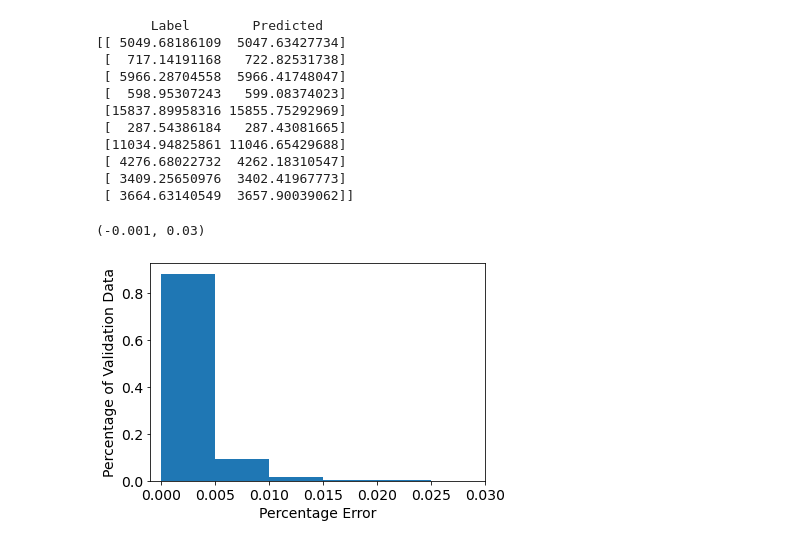
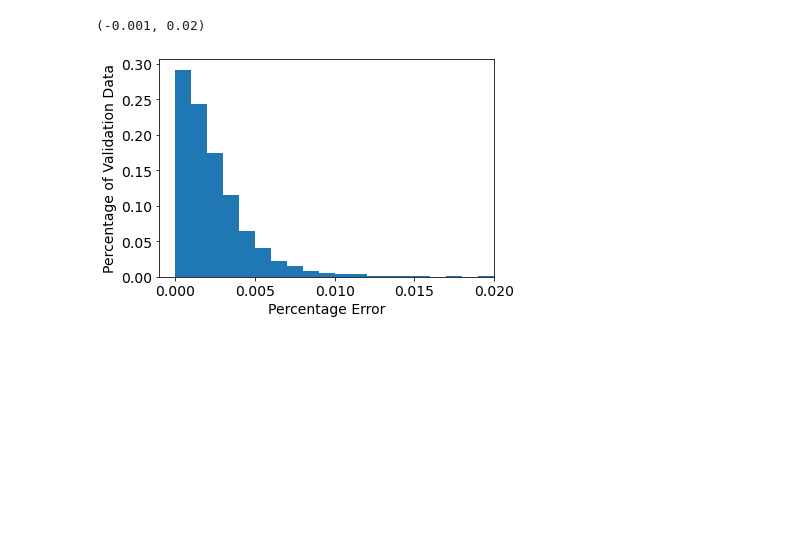
Before and after one commit to FenrisWolfff/cnn_pes, a Jupyter notebook: h2o/water_CNN.ipynb, the cells around one changed output. Saved outputs shown, nothing was run; the diff lists cells and outputs as text; code cells hidden in the pictures; blank space fills up the shorter version.

```diff
--- a/h2o/water_CNN.ipynb
+++ b/h2o/water_CNN.ipynb
@@ -101,0 +160,12 @@ _________________________________________________________________
+# %%
+model = tf.keras.Sequential(
+[
+    tf.keras.Input(shape=(3,)),
+    Dense(64, activation=tf.nn.swish),
+    Dense(64, activation=tf.nn.swish),
+    Dense(64, activation=tf.nn.swish),
+    Dense(1, activation='linear')
+]
+)
+
+model.summary()
@@ -102,10 +189,9 @@ _________________________________________________________________
 # %%
-#lr_schedule = tf.keras.optimizers.schedules.ExponentialDecay(0.005, decay_steps=100000, decay_rate=0.8)
-optimizer = tf.keras.optimizers.Nadam(learning_rate=0.00001)
+optimizer = tf.keras.optimizers.Adam(learning_rate=0.00005)
 
 model.compile(optimizer=optimizer,
                  loss='mse',
                  metrics=[])
 # %%
-history = model.fit(train_x, train_y, validation_split=0.1, batch_size=64, epochs=100)
+history = model.fit(train_x_ready, train_y_ready, validation_split=0.1, batch_size=32, epochs=500)
 # %% [output]
@@ -149,0 +237,4 @@ plot_result(val_x, val_y, history, model)
+# %%
+print("       Label        Predicted")
+val_data = np.concatenate((np.expand_dims(val_y, axis=1), 10**model.predict(val_x)),axis=1)
+print(val_data[:10])
@@ -150 +253,10 @@ plot_result(val_x, val_y, history, model)
+# %%
+weights = np.ones_like(val_data[:,0]) / len(val_data[:,0])
+plt.hist(np.abs(val_data[:,0]-val_data[:,1])/val_data[:,0], bins=np.arange(0,1,0.001), weights=weights)
+plt.xlabel('Percentage Error')
+plt.ylabel('Percentage of Validation Data')
+plt.xlim((-0.001,0.02))
+# %% [output]
+(-0.001, 0.02)
+[figure, added]
 # %%
@@ -152,25 +263,0 @@ model.save_weights('cnn_weights_h2o.h5')
-# %%
-print("       Label        Predicted")
-val_data = np.concatenate((np.expand_dims(val_y, axis=1), model.predict(val_x)),axis=1)
-print(val_data[:10])
-# %% [output]
-       Label        Predicted
-[[ 5049.68186109  5047.63427734]
- [  717.14191168   722.82531738]
- [ 5966.28704558  5966.41748047]
- [  598.95307243   599.08374023]
- [15837.89958316 15855.75292969]
- [  287.54386184   287.43081665]
- [11034.94825861 11046.65429688]
- [ 4276.68022732  4262.18310547]
- [ 3409.25650976  3402.41967773]
- [ 3664.63140549  3657.90039062]]
-# %%
-weights = np.ones_like(val_data[:,0]) / len(val_data[:,0])
-plt.hist(np.abs(val_data[:,0]-val_data[:,1])/val_data[:,0], bins=np.arange(0,1,0.005), weights=weights)
-plt.xlabel('Percentage Error')
-plt.ylabel('Percentage of Validation Data')
-plt.xlim((-0.001,0.03))
-# %% [output]
-(-0.001, 0.03)
-[figure, removed]
```
Also changed, not shown: parts of 18 cells of this notebook, 5 other files.
